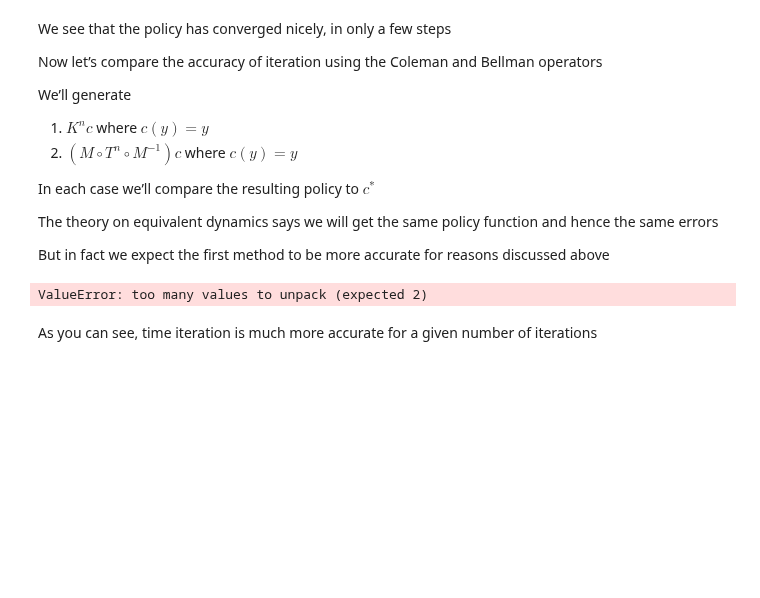
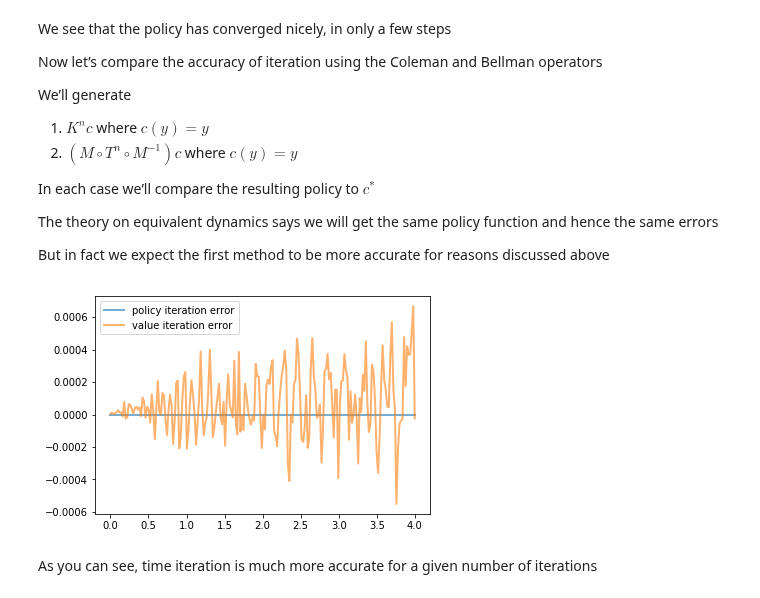
Before and after one commit to jstac/jitting_py_lectures, a Jupyter notebook: coleman_policy_iter.ipynb, the cells around one changed output. Drawn from its saved outputs; the diff is of its cells as text; code cells hidden in the pictures; blank space fills up the shorter version.

```diff
--- a/coleman_policy_iter.ipynb
+++ b/coleman_policy_iter.ipynb
@@ -652,17 +631,17 @@ The initial condition we’ll use is the one that eats the whole pie: $ c(y) = y
 # %%
-g = grid
-n = 100
+n = 15
+σ = y_grid.copy()
 fig, ax = plt.subplots(figsize=(9, 6))
-lb = 'initial condition $c(y) = y$'
-ax.plot(grid, g, color=plt.cm.jet(0), lw=2, alpha=0.6, label=lb)
+lb = 'initial condition $\sigma(y) = y$'
+ax.plot(y_grid, σ, color=plt.cm.jet(0), lw=2, alpha=0.6, label=lb)
+
 for i in range(n):
-    new_g = Kg(g)
-    g = new_g
-    ax.plot(grid, g, color=plt.cm.jet(i / n), lw=2, alpha=0.6)
+    σ = K(σ)
+    ax.plot(y_grid, σ, color=plt.cm.jet(i / n), lw=2, alpha=0.6)
 
-lb = 'true policy function $c^*$'
-ax.plot(grid, c_star(y_grid, α, β), 'k-', lw=2, alpha=0.8, label=lb)
-ax.legend(loc='upper left')
+lb = 'true policy function $\sigma^*$'
+ax.plot(y_grid, σ_star(y_grid, α, β), 'k-', lw=2, alpha=0.8, label=lb)
+ax.legend()
 
 plt.show()
 # %% [output]
@@ -687,36 +666,35 @@ But in fact we expect the first method to be more accurate for reasons
 discussed above
 # %%
 α, β, μ, s = og.α, og.β, og.μ, og.s
-#v_star, c_star = lg.v_star, lg.c_star
-#u, u_prime, f, f_prime = lg.u, lg.u_prime, lg.f, lg.f_prime
+u = og.u
 
-T, get_greedy = bellman_function_factory(og)
+T, get_greedy = bellman_operator_factory(og)
 
-g_init = grid
-w_init = u(grid)
+σ_init = og.y_grid
+v_init = u(og.y_grid)
 sim_length = 20
+σ, v = σ_init, v_init
 
-g, w = g_init, w_init
 for i in range(sim_length):
-    new_g = Kg(g)
-    new_w = T(w)
-    g, w = new_g, new_w
+    σ_new = K(σ)
+    v_new = T(v)
+    σ, v = σ_new, v_new
 
-ew_w, vf_g = T(w)
+v_solution = T(v)
+σ_solution = get_greedy(v_solution)
+
+σ_error = σ_star(y_grid, α, β) - σ
+v_error = σ_star(y_grid, α, β) - σ_solution
 
 fig, ax = plt.subplots()
 
-pf_error = c_star(grid, α, β) - g
-vf_error = c_star(grid, α, β) - vf_g
+ax.plot(y_grid, σ_error, lw=2, alpha=0.6, label="policy iteration error")
+ax.plot(y_grid, v_error, lw=2, alpha=0.6, label="value iteration error")
 
-ax.plot(grid, 0 * grid, 'k-', lw=1)
-ax.plot(grid, pf_error, lw=2, alpha=0.6, label="policy iteration error")
-ax.plot(grid, vf_error, lw=2, alpha=0.6, label="value iteration error")
-
-ax.legend(loc='lower left')
+ax.legend()
 plt.show()
 # %% [output]
-ValueError: too many values to unpack (expected 2)
+[figure, added]
 # %% [markdown]
 As you can see, time iteration is much more accurate for a given
 number of iterations
```
Also changed, not shown: parts of 21 cells of this notebook.
